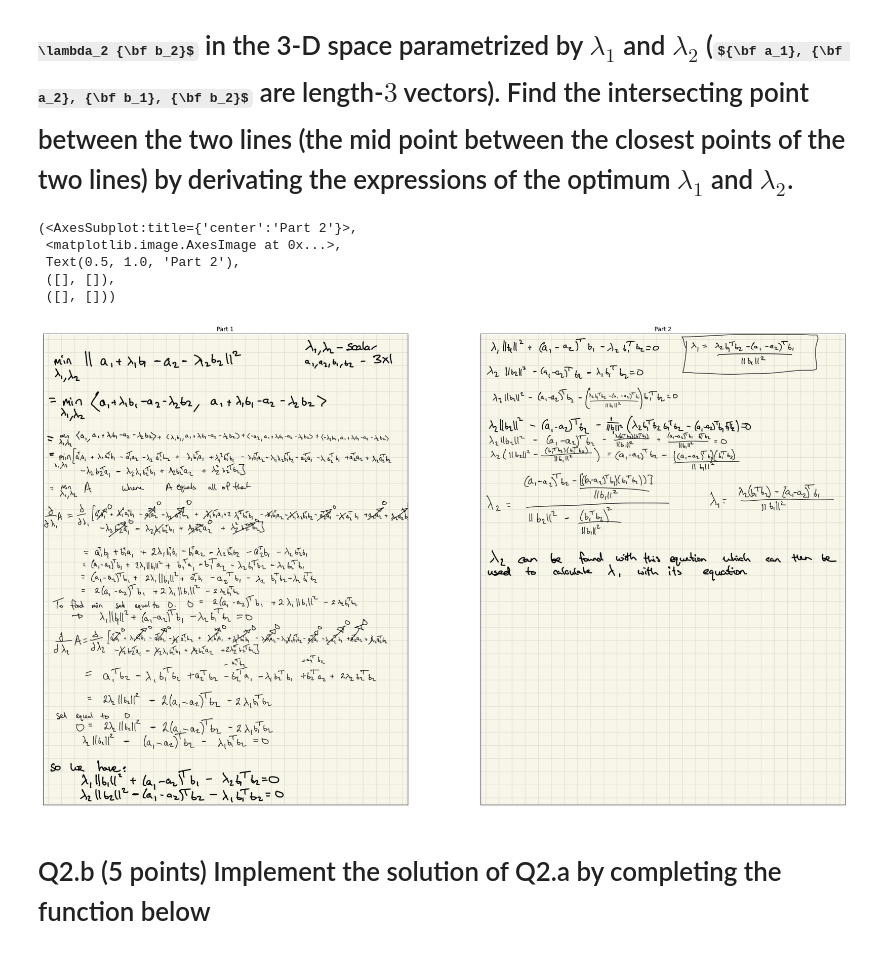
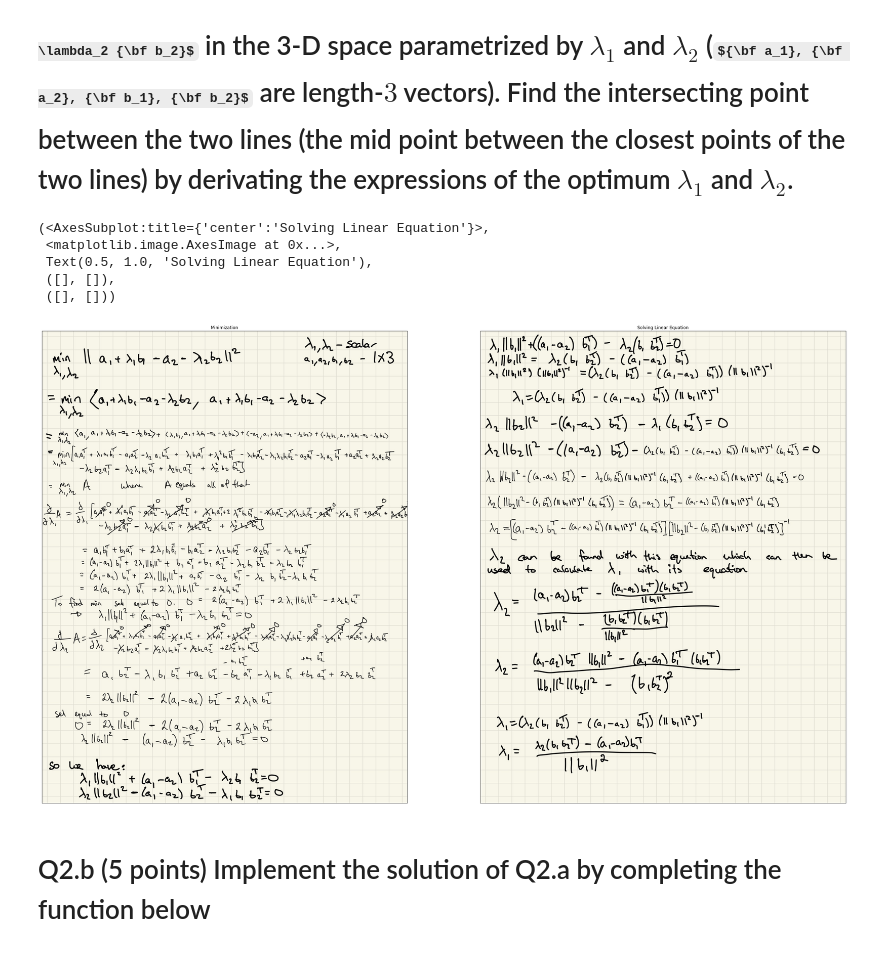
Before and after one commit to SarahBrown/ECE5973-CV, a Jupyter notebook: HW4/SarahBrown - CV - HW4.ipynb, the cells around one changed output. Cells and saved outputs as stored; diff of their text form; code cells hidden in the pictures; some formulas as TeX source.

```diff
--- a/HW4/SarahBrown - CV - HW4.ipynb
+++ b/HW4/SarahBrown - CV - HW4.ipynb
@@ -90,23 +89,24 @@ array([[-1.03683028e-06,  1.28662268e-05,  1.28662304e-05],
 # %%
 from matplotlib import pyplot as plt
 import cvui
 %matplotlib inline
 
 math1 = cv2.imread('2a-1.jpg')
+math2 = cv2.imread('2a-2.jpg')
+
 math1 = cv2.cvtColor(math1, cv2.COLOR_BGR2RGB)
-math2 = cv2.imread('2a-2.jpg')
 math2 = cv2.cvtColor(math2, cv2.COLOR_BGR2RGB)
 
-plt.figure(figsize=(30,30))
-plt.subplot(121), plt.imshow(math1), plt.title("Part 1"), plt.xticks([]), plt.yticks([])
-plt.subplot(122), plt.imshow(math2), plt.title("Part 2"), plt.xticks([]), plt.yticks([])
+plt.figure(figsize=(40,40))
+plt.subplot(121), plt.imshow(math1), plt.title("Minimization"), plt.xticks([]), plt.yticks([])
+plt.subplot(122), plt.imshow(math2), plt.title("Solving Linear Equation"), plt.xticks([]), plt.yticks([])
 # %% [output]
-(<AxesSubplot:title={'center':'Part 2'}>,
+(<AxesSubplot:title={'center':'Solving Linear Equation'}>,
  <matplotlib.image.AxesImage at 0x...>,
- Text(0.5, 1.0, 'Part 2'),
+ Text(0.5, 1.0, 'Solving Linear Equation'),
  ([], []),
  ([], []))
-[figure, old version]
+[figure, new version]
 # %% [markdown]
 # Q2.b (5 points) Implement the solution of Q2.a by completing the function below
 # %%
```
Also changed, not shown: parts of 21 cells of this notebook, 10 other files.
